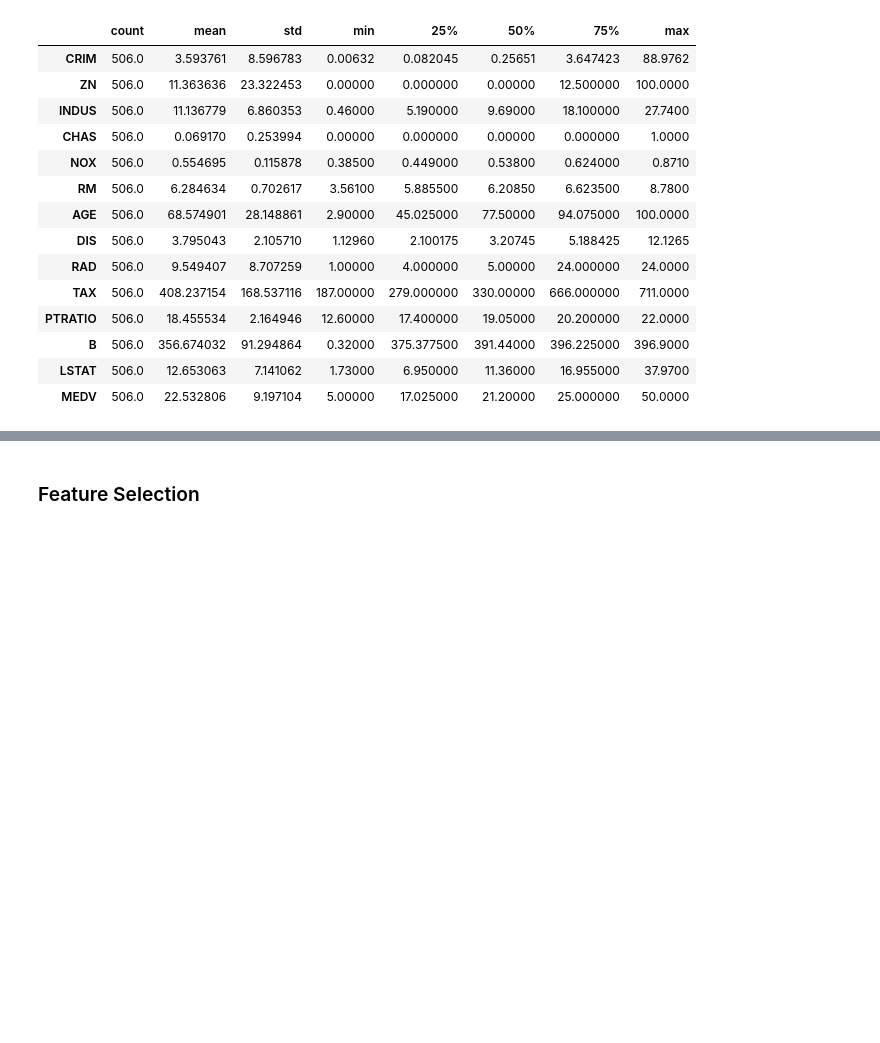
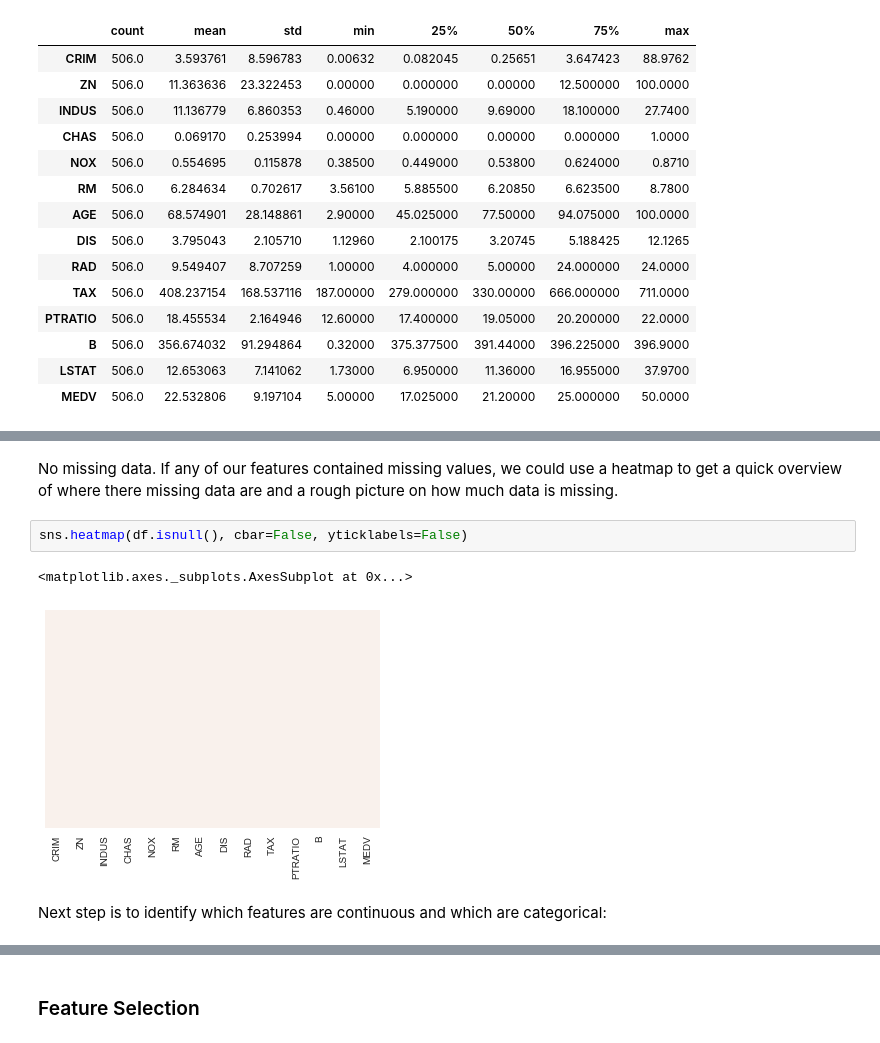
Before and after one commit to sheikhomar/ml, a Jupyter notebook: linear-regression.ipynb, the cells around one changed output, grey strips where cells are left out. Saved outputs shown, nothing was run; the diff lists cells and outputs as text; blank space fills up the shorter version.

```diff
--- a/linear-regression.ipynb
+++ b/linear-regression.ipynb
@@ -133,0 +179,9 @@ df.describe().transpose()
+# %% [markdown]
+No missing data. If any of our features contained missing values, we could use a heatmap to get a quick overview of where there missing data are and a rough picture on how much data is missing.
+# %%
+sns.heatmap(df.isnull(), cbar=False, yticklabels=False)
+# %% [output]
+<matplotlib.axes._subplots.AxesSubplot at 0x...>
+[figure, added]
+# %% [markdown]
+Next step is to identify which features are continuous and which are categorical:
```
Also changed, not shown: parts of 25 cells of this notebook.
